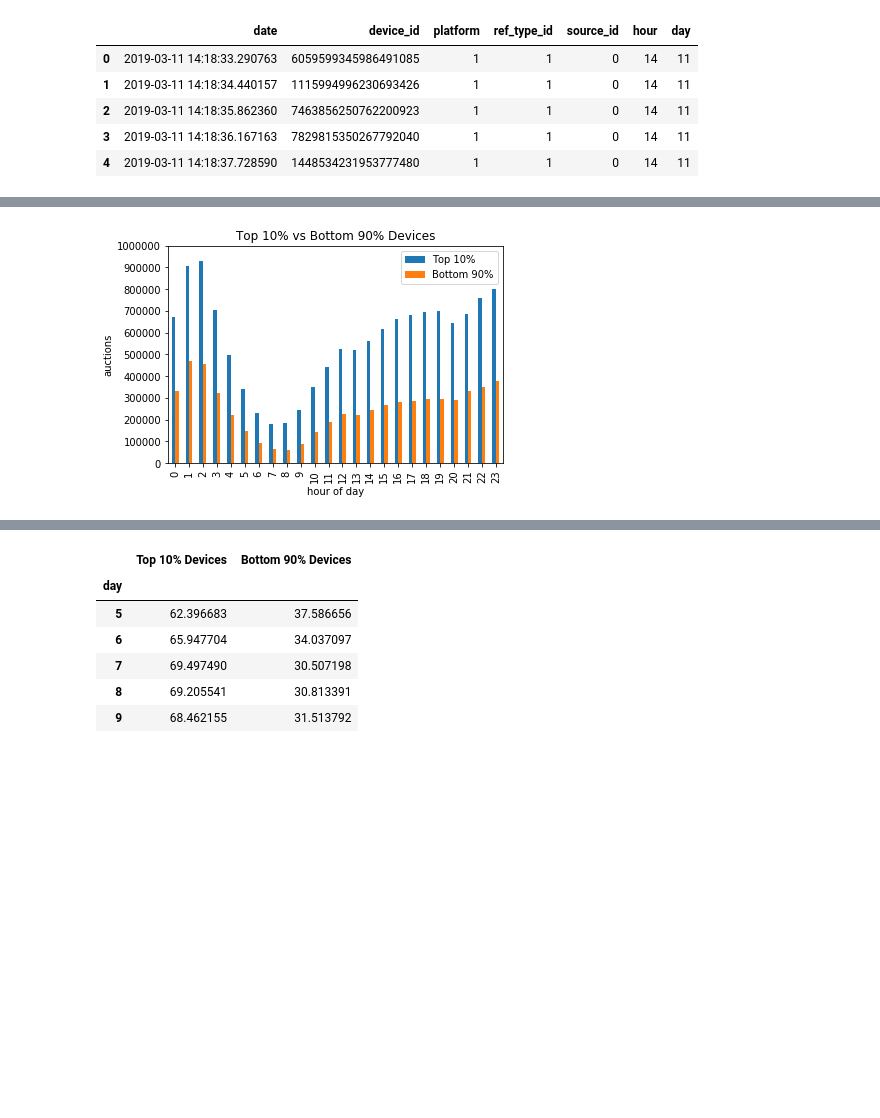
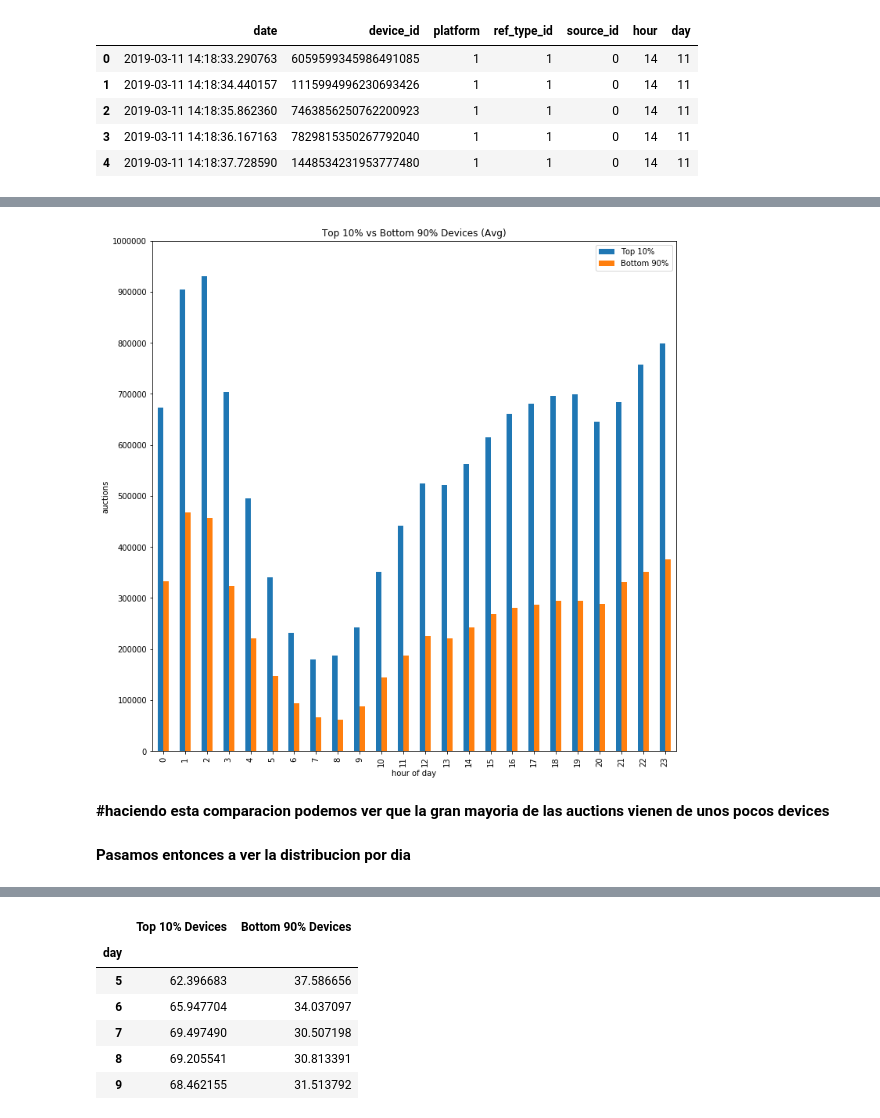
Before and after one commit to PBrrtrn/7506-organizacion-de-datos-TP1-1C2019, a Jupyter notebook: Exploracion_Matias/Auctions Analysis.ipynb, the cells around one changed output, grey strips where cells are left out. Cells and saved outputs as stored; diff of their text form; code cells hidden in the pictures; blank space fills up the shorter version.

```diff
--- a/Exploracion_Matias/Auctions Analysis.ipynb
+++ b/Exploracion_Matias/Auctions Analysis.ipynb
@@ -78,19 +85,23 @@ bot90PercentDevices = get_auctions_from_list(bot90PercentDevices.index.tolist(),
 # %%
 bot = bot90PercentDevices.groupby('hour').agg({'auction_count_value':'sum'})
 top = top10PercentDevices.groupby('hour').agg({'auction_count_value':'sum'})
 comparison = new_comparison([top,bot],'auction_count_value',['Top 10%','Bottom 90%'])
 
 yt = [i*100000 for i in range(0,11)]
-ax = comparison.plot.bar(title = 'Top 10% vs Bottom 90% Devices (Avg)', yticks = yt)
+ax = comparison.plot.bar(title = 'Top 10% vs Bottom 90% Devices (Avg)', yticks = yt, figsize =[12,12])
 ax.set_xlabel("hour of day")
 ax.set_ylabel("auctions")
 
 #
 top = None
 bot = None
 comparison = None
 # %% [output]
-[figure, old version]
+[figure, new version]
+# %% [markdown]
+<b>#haciendo esta comparacion podemos ver que la gran mayoria de las auctions vienen de unos pocos devices<b>
+# %% [markdown]
+<b>Pasamos entonces a ver la distribucion por dia<b>
 # %%
 totalByDay = auctions.groupby('day').agg({'auction_count_value':'sum'})
 # %%
```
Also changed, not shown: parts of 22 cells of this notebook, 3 other files.
